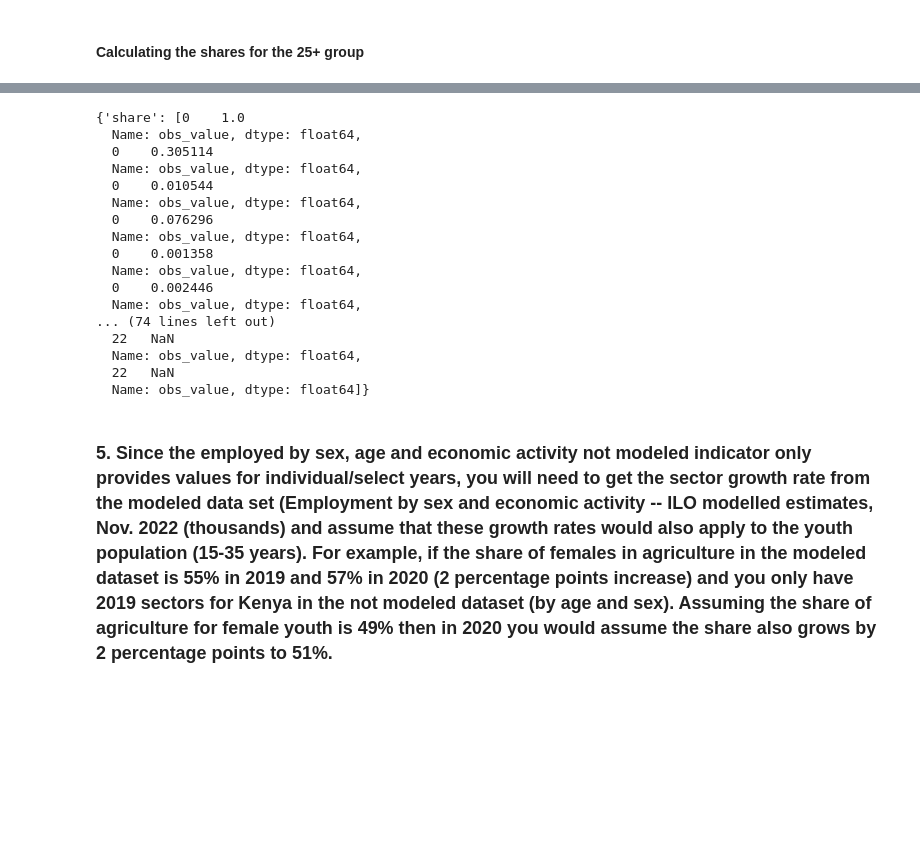
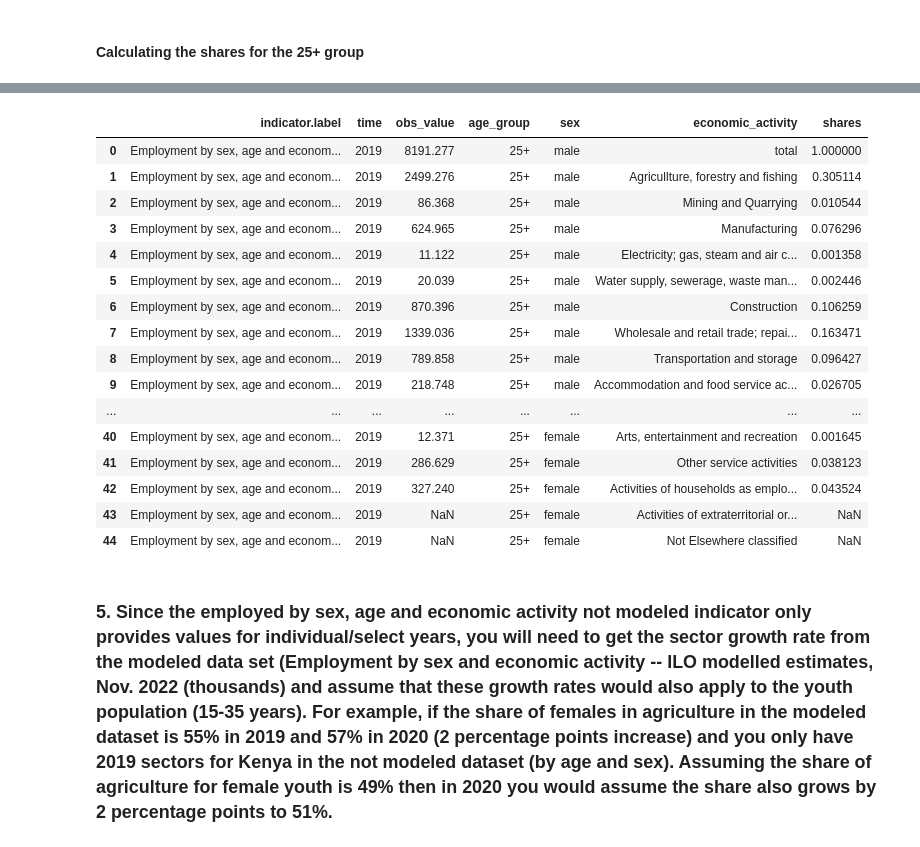
Before and after one commit to Lorraine254/Employment-index, a Jupyter notebook: Hackathon.ipynb, the cells around one changed output, grey strips where cells are left out. Cells and saved outputs as stored; diff of their text form; code cells hidden in the pictures; blank space fills up the shorter version.

```diff
--- a/Hackathon.ipynb
+++ b/Hackathon.ipynb
@@ -658,23 +601,59 @@ NameError: name 'df_25_plus' is not defined
+# %%
+# getting the total male obs_value
+total_male_25_plus=  df_25_plus[df_25_plus["sex"] == "male"][df_25_plus["economic_activity"] == "total"]["obs_value"]
+#total_male_25_plus
+# getting the total female obs_value
+total_female_25_plus = df_25_plus[df_25_plus["sex"] == "female"][df_25_plus["economic_activity"] == "total"]["obs_value"]
+#total_female_25_plus
+
+# Initialize an empty list to store shares
+shares_list = []
+
+# Loop through the DataFrame rows and calculate shares
+for index, row in df_25_plus.iterrows():
+    if row['sex'] == 'female':
+        share= (row['obs_value'] / total_female_25_plus)
+    else:
+        share= row['obs_value'] / total_male_25_plus
+    shares_list.append(share)  # Append the calculated share to the list
+
+shr_data_25_plus= {'share':shares_list}
+
+numbers = []
+for entry in shr_data_25_plus['share']:
+    match = re.search(r'(\d+)\s+([\d.]+|NaN)\nName:', str(entry))
+    if match:
+        num_type = int(match.group(1))
+        num_value = match.group(2)
+        if num_value == 'NaN':
+            num_value = np.nan
+        else:
+            num_value = float(num_value)
+        if num_type in [0, 22]:
+            numbers.append(num_value)
+
+df_25_plus['shares'] = numbers
+df_25_plus
+# %% [output]
+|  | indicator.label | time | obs_value | age_group | sex | economic_activity | shares |
+| 0 | Employment by sex, age and econom... | 2019 | 8191.277 | 25+ | male | total | 1.000000 |
+| 1 | Employment by sex, age and econom... | 2019 | 2499.276 | 25+ | male | Agricullture, forestry and fishing | 0.305114 |
+| 2 | Employment by sex, age and econom... | 2019 | 86.368 | 25+ | male | Mining and Quarrying | 0.010544 |
+| 3 | Employment by sex, age and econom... | 2019 | 624.965 | 25+ | male | Manufacturing | 0.076296 |
+| 4 | Employment by sex, age and econom... | 2019 | 11.122 | 25+ | male | Electricity; gas, steam and air c... | 0.001358 |
+| 5 | Employment by sex, age and econom... | 2019 | 20.039 | 25+ | male | Water supply, sewerage, waste man... | 0.002446 |
+| 6 | Employment by sex, age and econom... | 2019 | 870.396 | 25+ | male | Construction | 0.106259 |
+| 7 | Employment by sex, age and econom... | 2019 | 1339.036 | 25+ | male | Wholesale and retail trade; repai... | 0.163471 |
+| 8 | Employment by sex, age and econom... | 2019 | 789.858 | 25+ | male | Transportation and storage | 0.096427 |
+| 9 | Employment by sex, age and econom... | 2019 | 218.748 | 25+ | male | Accommodation and food service ac... | 0.026705 |
+| ... | ... | ... | ... | ... | ... | ... | ... |
+| 40 | Employment by sex, age and econom... | 2019 | 12.371 | 25+ | female | Arts, entertainment and recreation | 0.001645 |
+| 41 | Employment by sex, age and econom... | 2019 | 286.629 | 25+ | female | Other service activities | 0.038123 |
+| 42 | Employment by sex, age and econom... | 2019 | 327.240 | 25+ | female | Activities of households as emplo... | 0.043524 |
+| 43 | Employment by sex, age and econom... | 2019 | NaN | 25+ | female | Activities of extraterritorial or... | NaN |
+| 44 | Employment by sex, age and econom... | 2019 | NaN | 25+ | female | Not Elsewhere classified | NaN |
 # %%
 shr_data_25 = {'share': shares_list}
-shr_data_25
+#shr_data_25
-# %% [output]
-{'share': [0    1.0
-  Name: obs_value, dtype: float64,
-  0    0.305114
-  Name: obs_value, dtype: float64,
-  0    0.010544
-  Name: obs_value, dtype: float64,
-  0    0.076296
-  Name: obs_value, dtype: float64,
-  0    0.001358
-  Name: obs_value, dtype: float64,
-  0    0.002446
-  Name: obs_value, dtype: float64,
-... (74 lines left out)
-  22   NaN
-  Name: obs_value, dtype: float64,
-  22   NaN
-  Name: obs_value, dtype: float64]}
 # %% [markdown]
 ### 5.	Since the employed by sex, age and economic activity not modeled indicator only provides values for individual/select years, you will need to get the sector growth rate from the modeled data set (Employment by sex and economic activity -- ILO modelled estimates, Nov. 2022 (thousands) and assume that these growth rates would also apply to the youth population (15-35 years). For example, if the share of females in agriculture in the modeled dataset is 55% in 2019 and 57% in 2020 (2 percentage points increase) and you only have 2019 sectors for Kenya in the not modeled dataset (by age and sex). Assuming the share of agriculture for female youth is 49% then in 2020 you would assume the share also grows by 2 percentage points to 51%.
```
Also changed, not shown: parts of 2 cells of this notebook.
